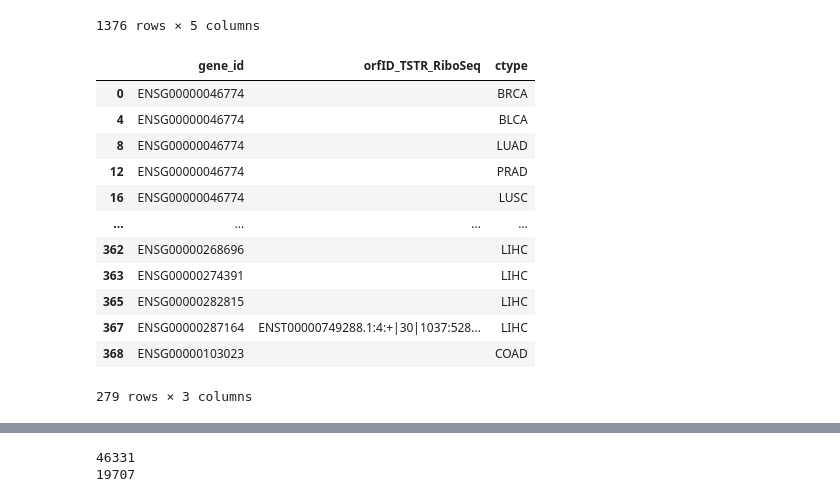
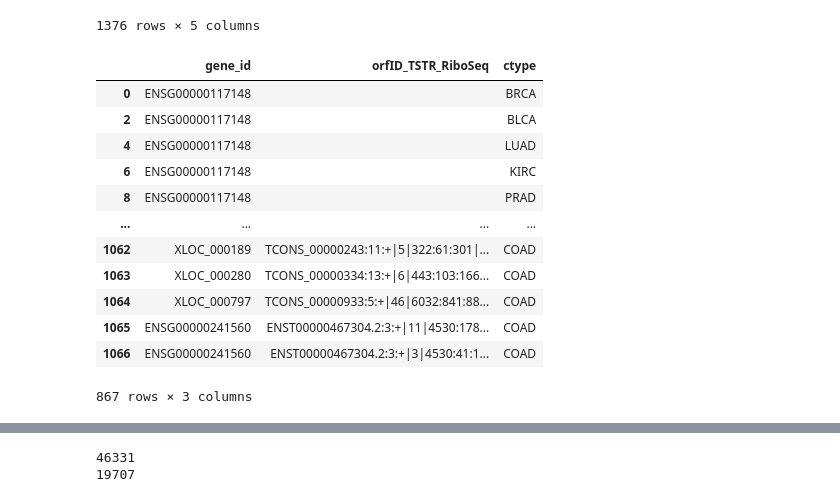
Before and after one commit to MartaEspinosa/TestisRestricted_MP, a Jupyter notebook: TSTR_Pipeline/8_Immunopeptidomics_HCC/HCC_beijer.ipynb, the cells around one changed output, grey strips where cells are left out. Cells and saved outputs as stored; diff of their text form; code cells hidden in the pictures.

Commit message:
step1 only

```diff
--- a/TSTR_Pipeline/8_Immunopeptidomics_HCC/HCC_beijer.ipynb
+++ b/TSTR_Pipeline/8_Immunopeptidomics_HCC/HCC_beijer.ipynb
@@ -188,28 +188,28 @@ TSASciAdv
 1376 rows × 5 columns
 # %%
 # TSTR = pd.read_csv("/users/genomics/marta/TestisProject_SaraRazquin/with_TranscriptomeReconstruction/v47/cancers/log2ratio3x/cancertypes/TOv3x_5percent_TestisRestrictedGTEx_Translated_Ctypes_log2ratio3xMEANgenes.csv")
-TSTR = pd.read_csv("/users/genomics/marta/TestisProject_SaraRazquin/with_TranscriptomeReconstruction/v47/cancers/log2ratio3x/cancertypes/TOv3x_5percent_TestisRestrictedGTEx_Translated_Ctypes_log2ratio3xMEAN.csv")
+TSTR = pd.read_csv("/users/genomics/marta/TestisProject_SaraRazquin/with_TranscriptomeReconstruction/v47/cancers/log2ratio3x/cancertypes/onlyStep1/log2ratio3x_1TPM_ORFs.csv")
 TSTR = TSTR[['gene_id','gene_type','orfID','ctype']].drop_duplicates()
 TSTR.columns = ["gene_id","gene_type","orfID_TSTR_RiboSeq","ctype"]
 # Update 'orfID_TSTR_RiboSeq' to empty if 'gene_type' is "protein_coding"
 TSTR.loc[TSTR['gene_type'] == 'protein_coding', 'orfID_TSTR_RiboSeq'] = ''
 TSTR.drop("gene_type", axis=1, inplace=True)
 TSTR.drop_duplicates(inplace=True)
 TSTR
 # %% [output]
 |  | gene_id | orfID_TSTR_RiboSeq | ctype |
-| 0 | ENSG00000046774 |  | BRCA |
-| 4 | ENSG00000046774 |  | BLCA |
-| 8 | ENSG00000046774 |  | LUAD |
-| 12 | ENSG00000046774 |  | PRAD |
-| 16 | ENSG00000046774 |  | LUSC |
+| 0 | ENSG00000117148 |  | BRCA |
+| 2 | ENSG00000117148 |  | BLCA |
+| 4 | ENSG00000117148 |  | LUAD |
+| 6 | ENSG00000117148 |  | KIRC |
+| 8 | ENSG00000117148 |  | PRAD |
 | ... | ... | ... | ... |
-| 362 | ENSG00000268696 |  | LIHC |
-| 363 | ENSG00000274391 |  | LIHC |
-| 365 | ENSG00000282815 |  | LIHC |
-| 367 | ENSG00000287164 | ENST00000749288.1:4:+|30|1037:528... | LIHC |
-| 368 | ENSG00000103023 |  | COAD |
+| 1062 | XLOC_000189 | TCONS_00000243:11:+|5|322:61:301|... | COAD |
+| 1063 | XLOC_000280 | TCONS_00000334:13:+|6|443:103:166... | COAD |
+| 1064 | XLOC_000797 | TCONS_00000933:5:+|46|6032:841:88... | COAD |
+| 1065 | ENSG00000241560 | ENST00000467304.2:3:+|11|4530:178... | COAD |
+| 1066 | ENSG00000241560 | ENST00000467304.2:3:+|3|4530:41:1... | COAD |
-279 rows × 3 columns
+867 rows × 3 columns
 # %%
 annot = pd.read_csv("/users/genomics/marta/TestisProject_SaraRazquin/with_TranscriptomeReconstruction/v47/human/newReference_Resconstructed/transID_geneID_isoforms_selected.1to1.csv")
 uniprotKB = pd.read_csv("/users/genomics/marta/HCC_proteomics/uniprotkb_AND_model_organism_9606_2024_02_28.tsv", sep="\t")
```
Also changed, not shown: parts of 6 cells of this notebook, 20 other files.
